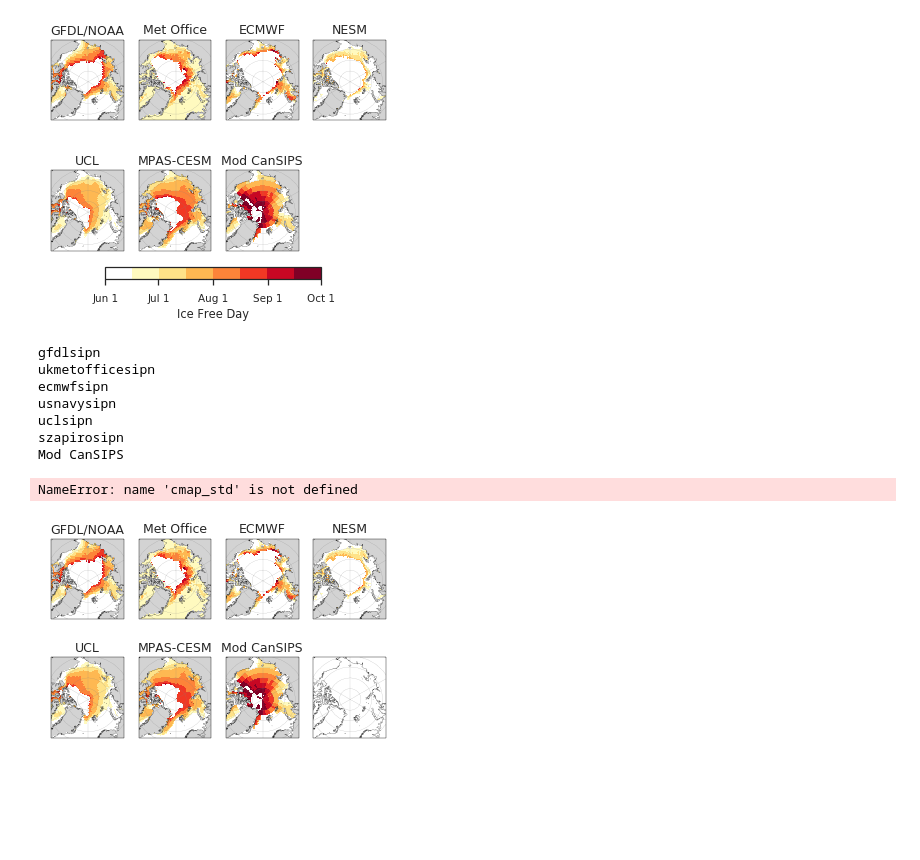
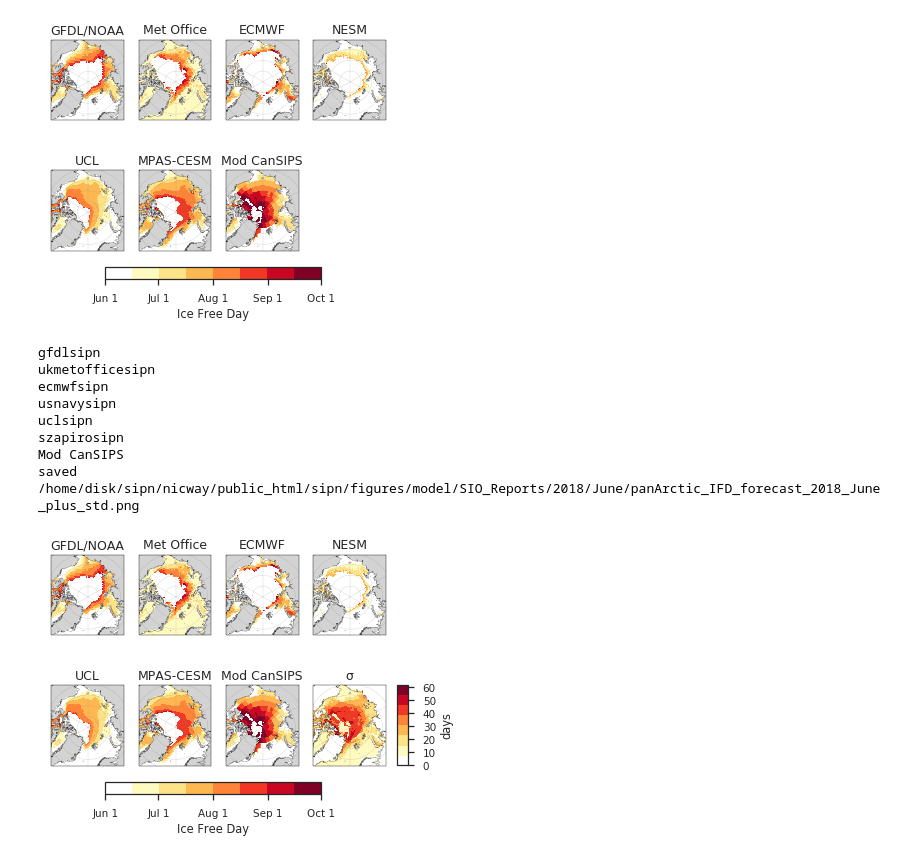
Before and after one commit to NicWayand/ESIO, a Jupyter notebook: notebooks/plot_IFD.ipynb, the cells around one changed output. Saved outputs shown, nothing was run; the diff lists cells and outputs as text; code cells hidden in the pictures; blank space fills up the shorter version.

Commit message:
added updated June SIO figure scripts

```diff
--- a/notebooks/plot_IFD.ipynb
+++ b/notebooks/plot_IFD.ipynb
@@ -535,6 +535,8 @@ if cvar=='sic':
         cmap_c = matplotlib.colors.LinearSegmentedColormap.from_list('redhues', redhues, N=8)
         cmap_c.set_bad(color = 'lightgrey')
 
+        cmap_std = matplotlib.colors.LinearSegmentedColormap.from_list('redhues', redhues, N=8)
+        cmap_std.set_bad(color = 'lightgrey')
 
         c_label = 'Ice Free Day'
 
@@ -583,32 +585,32 @@ pstd = ds_MME_std.plot.pcolormesh(ax=axes[i], x='lon', y='lat',
                                   add_colorbar=False,
                                   cmap=cmap_std,vmin=ds_MME_std.min().values, vmax=ds_MME_std.max().values)
 axes[i].set_title('σ')
 
 
 # Make pretty
 f.subplots_adjust(bottom=0.05)
 cbar_ax = f.add_axes([0.25, 0.001, .5, 0.04]) #  [left, bottom, width, height] w
 cbar = f.colorbar(p, cax=cbar_ax, label=c_label, orientation='horizontal')
 cbar.set_ticks(DOY_months)
 cbar.set_ticklabels(DOY_labels)
 
 #f.subplots_adjust(right=0.05)
 cbar_ax_2 = f.add_axes([0.925, 0.1, .025, .28]) #  [left, bottom, width, height] w
 cbar2 = f.colorbar(pstd, cax=cbar_ax_2, label='days', orientation='vertical')
 # cbar.set_ticks(DOY_months)
 # cbar.set_ticklabels(DOY_labels)
 
 # Save to file
 f_out = os.path.join(fig_dir,'panArctic_'+metric+'_'+runType+'_'+cyear+'_'+cmonth+'_plus_std.png')
 f.savefig(f_out,bbox_inches='tight', dpi=200)
 print("saved ", f_out)
 # %% [output]
 gfdlsipn
 ukmetofficesipn
 ecmwfsipn
 usnavysipn
 uclsipn
 szapirosipn
 Mod CanSIPS
+saved  /home/disk/sipn/nicway/public_html/sipn/figures/model/SIO_Reports/2018/June/panArctic_IFD_forecast_2018_June_plus_std.png
-NameError: name 'cmap_std' is not defined
-[figure, old version]
+[figure, new version]
```
Also changed, not shown: 1 other file.
